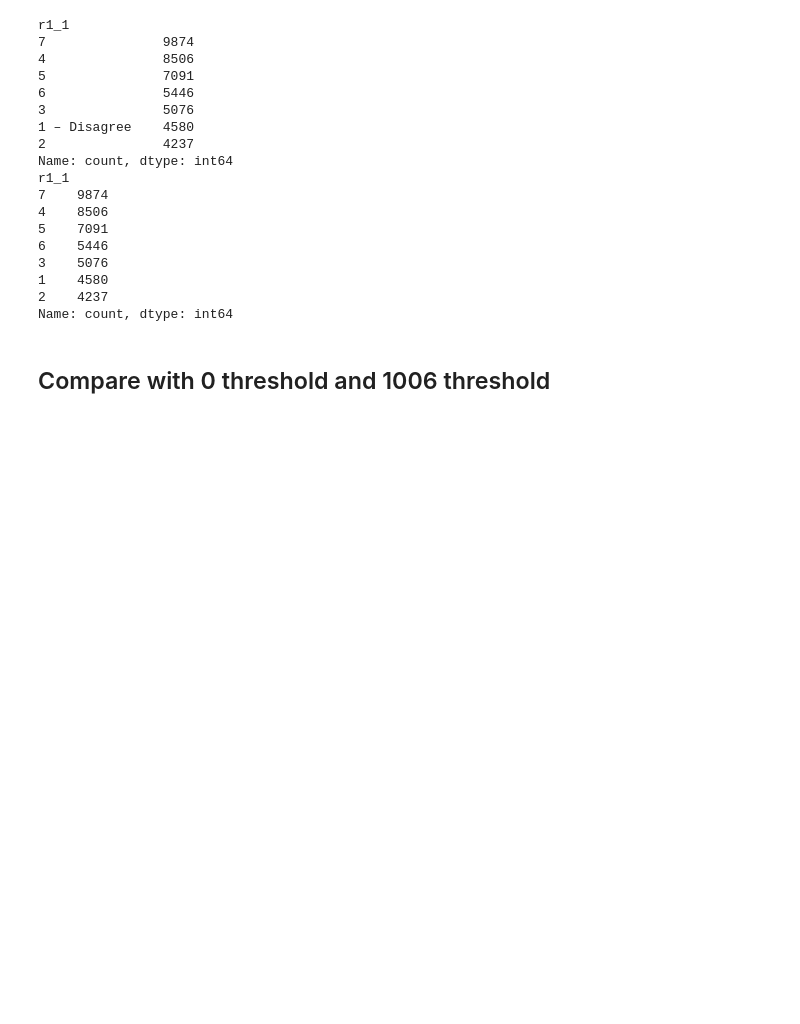
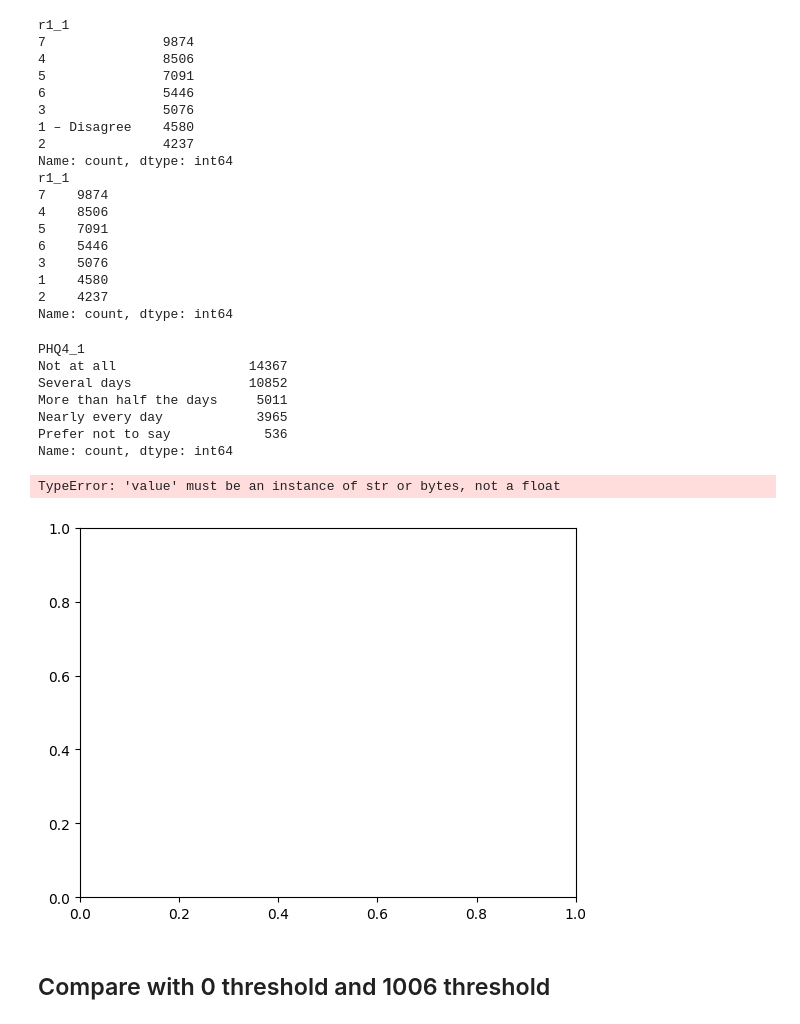
Before and after one commit to Matthew-Ryan1995/face_mask_predictors, a Jupyter notebook: help_function/explore_threshold.ipynb, the cells around one changed output. Cells and saved outputs as stored; diff of their text form; code cells hidden in the pictures; blank space fills up the shorter version.

```diff
--- a/help_function/explore_threshold.ipynb
+++ b/help_function/explore_threshold.ipynb
@@ -746,6 +746,22 @@ r1_1
 1    4580
 2    4237
 Name: count, dtype: int64
+# %%
+df = pd.read_csv("../data/cleaned_data.csv")
+print(df["PHQ4_1"].value_counts())
+plt.scatter(df["PHQ4_1"], df["d1_health_1"])
+plt.xlabel("phq4_1")
+plt.ylabel("d1_health_1")
+# %% [output]
+PHQ4_1
+Not at all                 14367
+Several days               10852
+More than half the days     5011
+Nearly every day            3965
+Prefer not to say            536
+Name: count, dtype: int64
+TypeError: 'value' must be an instance of str or bytes, not a float
+[figure, added]
 # %% [markdown]
 ## Compare with 0 threshold and 1006 threshold
 # %%
```
Also changed, not shown: 3 other files.
